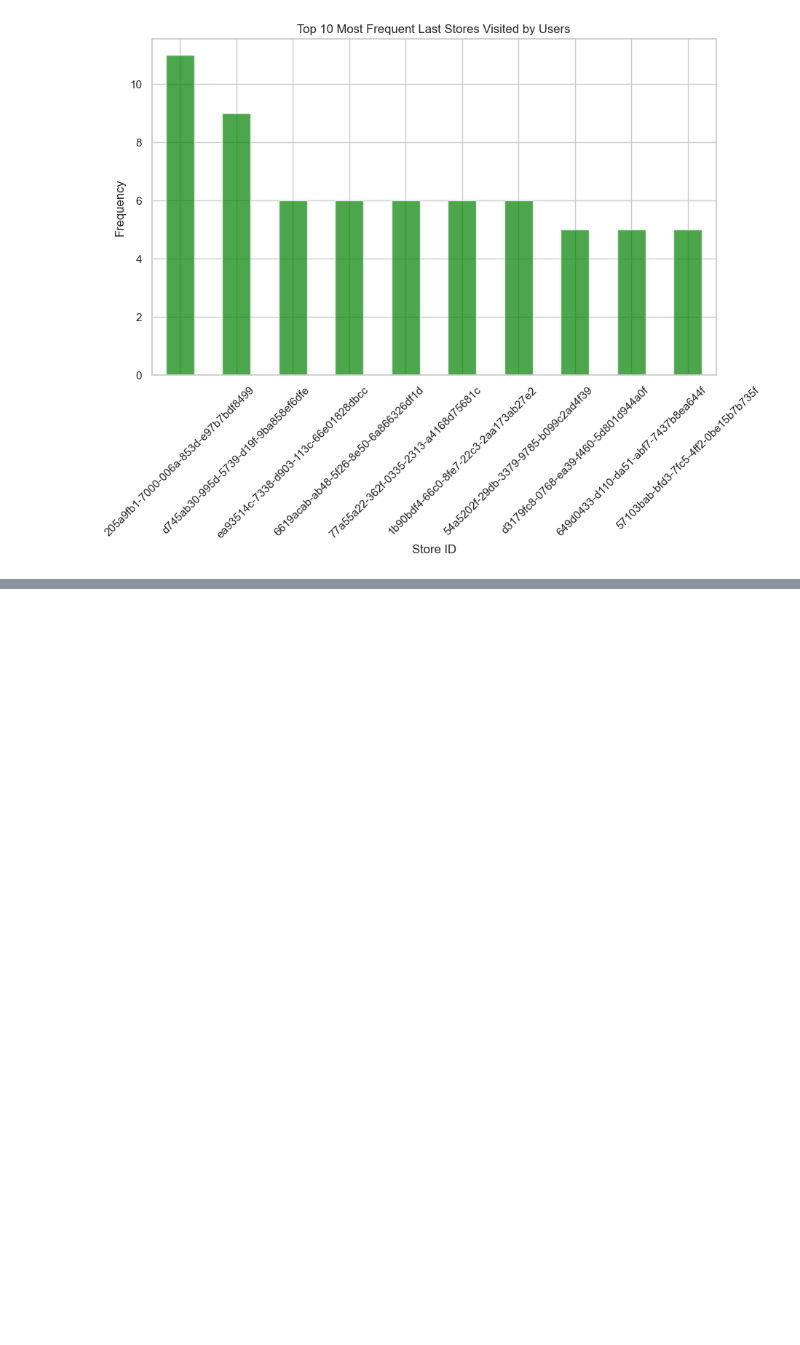
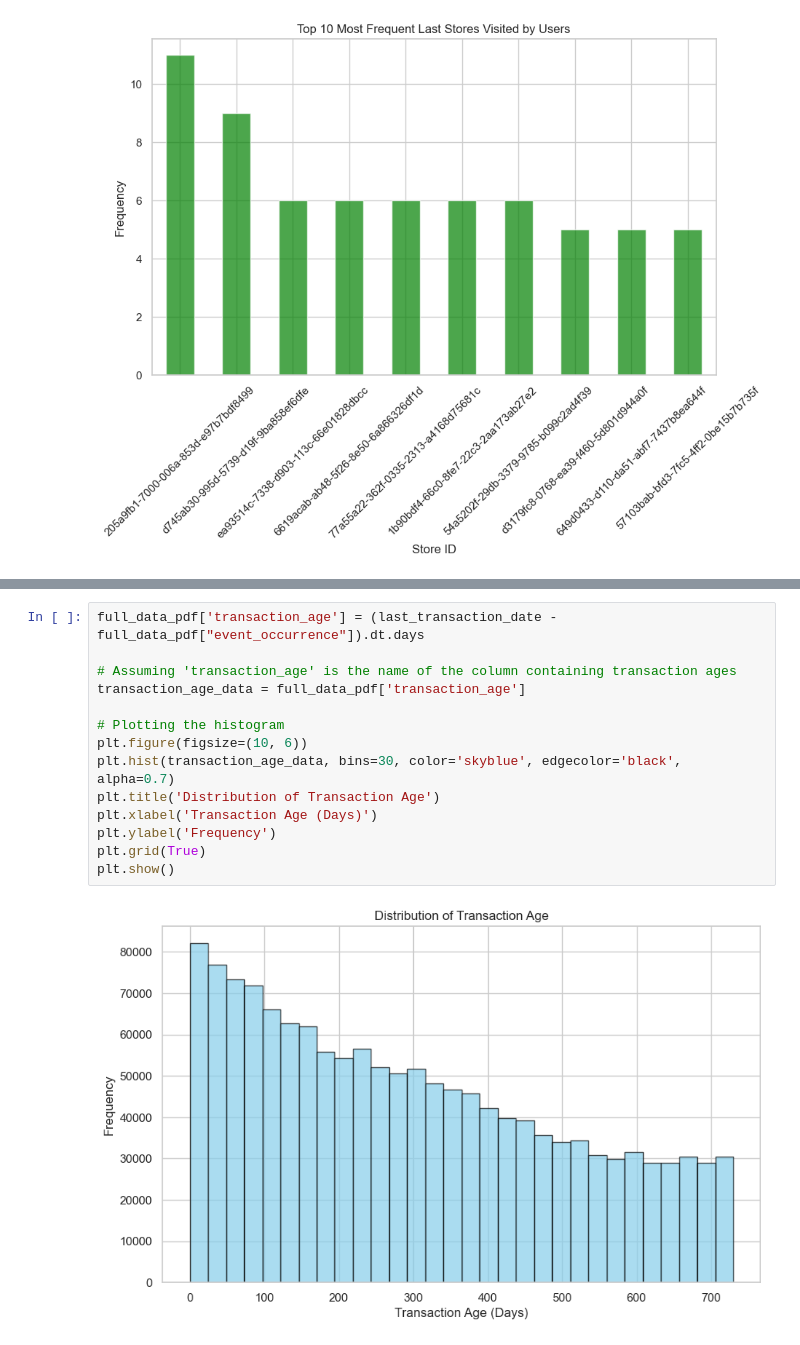
Before and after one commit to egpivo/gmv-forecaster, a Jupyter notebook: notebooks/exploratory_data_analysis.ipynb, the cells around one changed output, grey strips where cells are left out. Saved outputs shown, nothing was run; the diff lists cells and outputs as text; blank space fills up the shorter version.

```diff
--- a/notebooks/exploratory_data_analysis.ipynb
+++ b/notebooks/exploratory_data_analysis.ipynb
@@ -783,0 +786,16 @@ plt.show()
+# %%
+full_data_pdf['transaction_age'] = (last_transaction_date - full_data_pdf["event_occurrence"]).dt.days
+
+# Assuming 'transaction_age' is the name of the column containing transaction ages
+transaction_age_data = full_data_pdf['transaction_age']
+
+# Plotting the histogram
+plt.figure(figsize=(10, 6))
+plt.hist(transaction_age_data, bins=30, color='skyblue', edgecolor='black', alpha=0.7)
+plt.title('Distribution of Transaction Age')
+plt.xlabel('Transaction Age (Days)')
+plt.ylabel('Frequency')
+plt.grid(True)
+plt.show()
+# %% [output]
+[figure, added]
```
Also changed, not shown: parts of 7 cells of this notebook, 1 other file.
